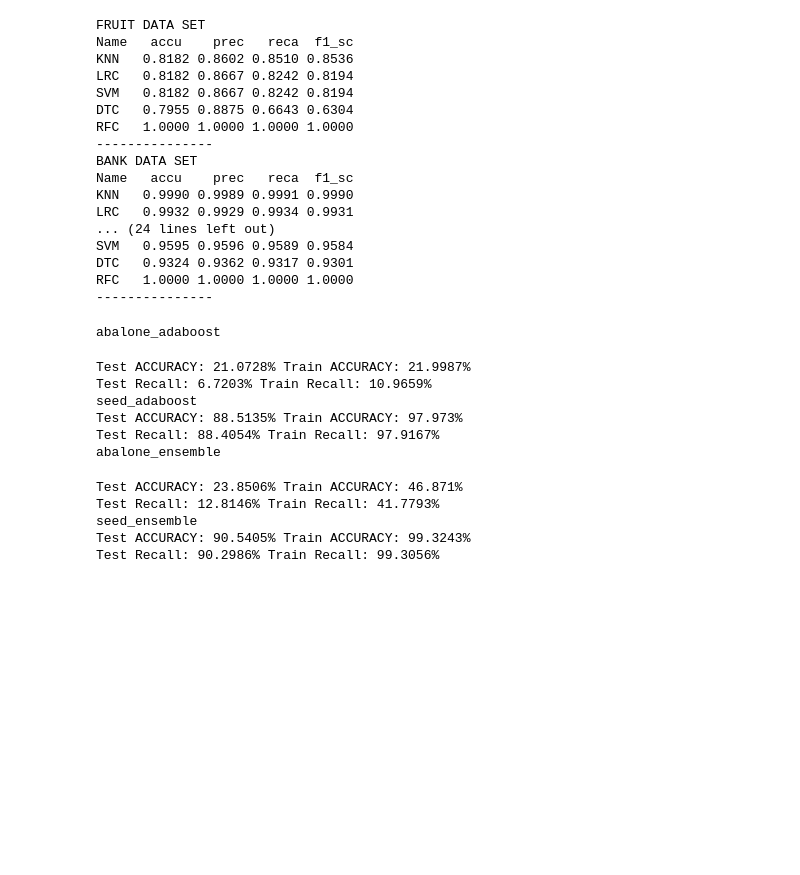
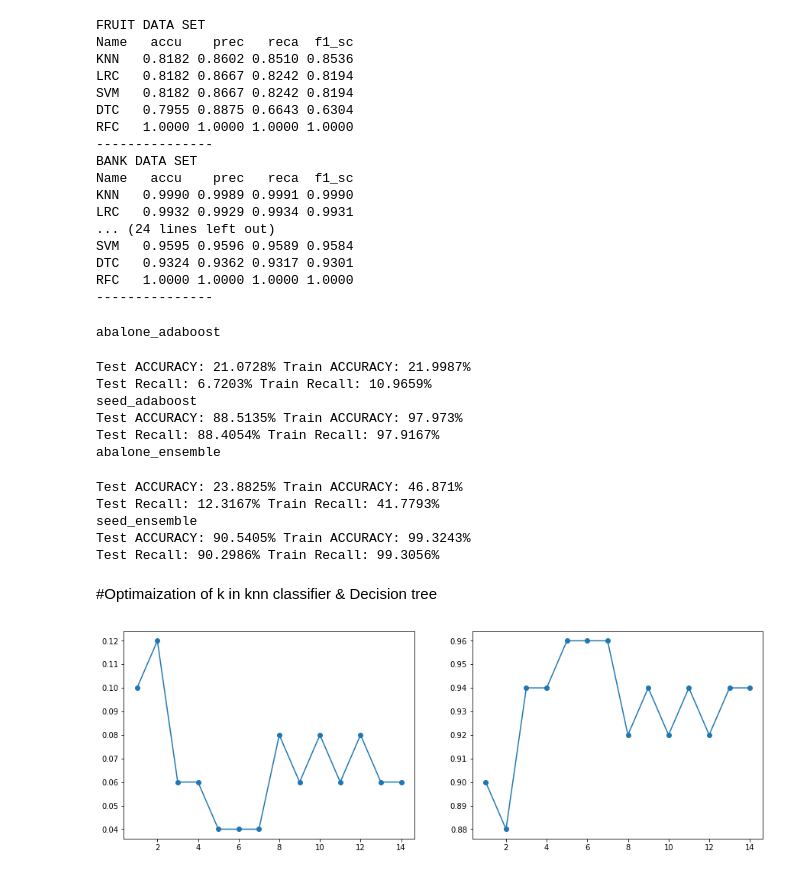
Before and after one commit to FazleRabbbiferdaus172/Classifiers, a Jupyter notebook: Classifier.ipynb, the cells around one changed output. Drawn from its saved outputs; the diff is of its cells as text; code cells hidden in the pictures; blank space fills up the shorter version.

```diff
--- a/Classifier.ipynb
+++ b/Classifier.ipynb
@@ -416,16 +289,3 @@ RandomForestClassifier(bootstrap=True, ccp_alpha=0.0, class_weight=None,
-# %%
-'''k_range = range(1,50)
-scores = []
-for k in k_range:
-    knn = KNeighborsClassifier(n_neighbors=k)
-    knn.fit(seed_X_tarin, seed_y_train)
-    scores.append(knn.score(seed_X_test,seed_y_test)*100)
-
-plt.figure()
-plt.xlabel('k')
-plt.ylabel('accuracy')
-plt.scatter(k_range, scores)
-plt.xticks([int(x) for x in range(0,51,5)])'''
 # %% [markdown]
 #Evaluation matrix
 # %%
@@ -588,8 +448,31 @@ seed_adaboost
 Test ACCURACY: 88.5135% Train ACCURACY: 97.973%
 Test Recall: 88.4054% Train Recall: 97.9167%
 abalone_ensemble
-Test ACCURACY: 23.8506% Train ACCURACY: 46.871%
-Test Recall: 12.8146% Train Recall: 41.7793%
+Test ACCURACY: 23.8825% Train ACCURACY: 46.871%
+Test Recall: 12.3167% Train Recall: 41.7793%
 seed_ensemble
 Test ACCURACY: 90.5405% Train ACCURACY: 99.3243%
 Test Recall: 90.2986% Train Recall: 99.3056%
+# %% [markdown]
+#Optimaization of k in knn classifier & Decision tree
+# %%
+rng = int(seed_X.shape[0]**0.5)+1
+
+figure, axes = plt.subplots(nrows=1, ncols=2,figsize=(15,5))
+
+error_rate = []
+accu_l = []
+
+for i in range(1,rng):
+    knn = KNeighborsClassifier(n_neighbors=i)
+    knn.fit(seed_X_train, seed_y_train)
+    pred = knn.predict(seed_X_test)
+    error_rate.append(np.mean(pred != seed_y_test))
+    accu_l.append(metrics.accuracy_score(seed_y_test,pred))
+
+
+axes[0].plot(range(1,rng),error_rate, marker='o')
+axes[1].plot(range(1,rng),accu_l, marker='o')
+plt.show()
+# %% [output]
+[figure, added]
```
Also changed, not shown: parts of 42 cells of this notebook.
